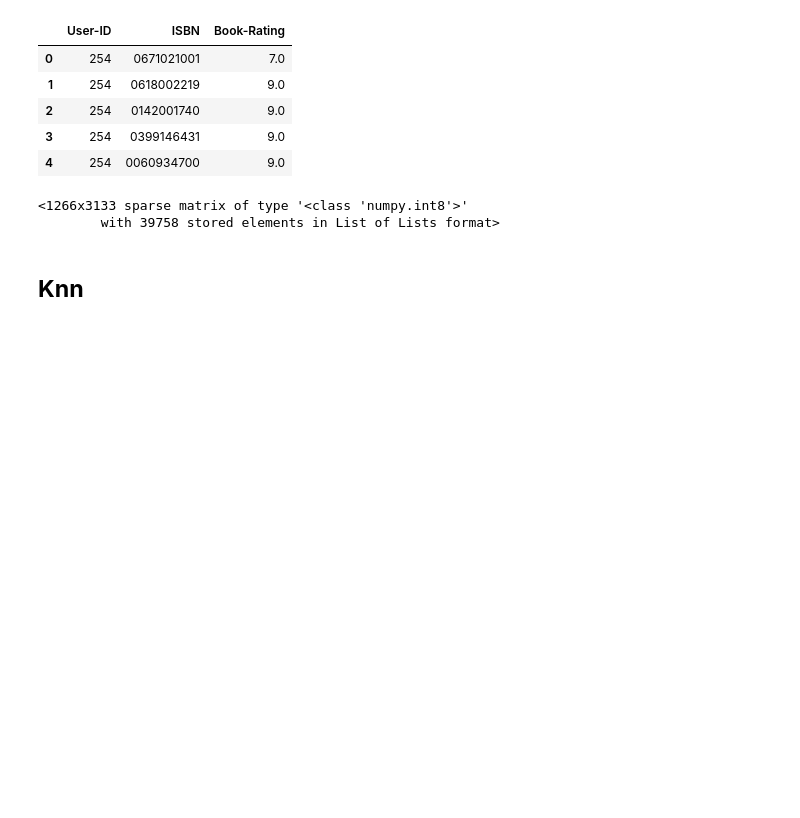
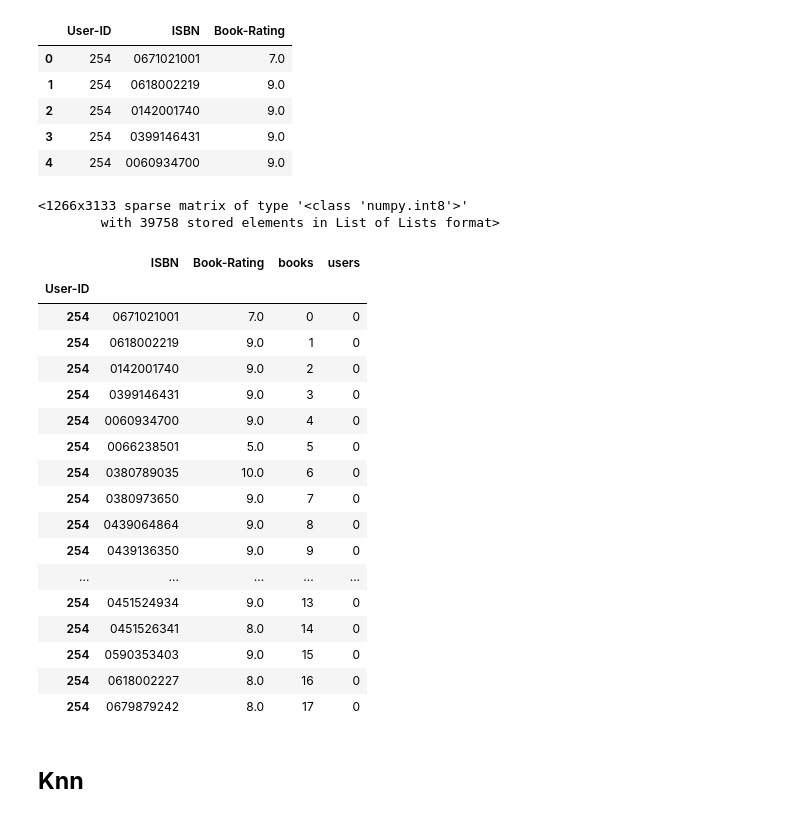
Before and after one commit to Yash1289/Book_Recommendations, a Jupyter notebook: Book_Recommender_System.ipynb, the cells around one changed output. Drawn from its saved outputs; the diff is of its cells as text; code cells hidden in the pictures; blank space fills up the shorter version.

```diff
--- a/Book_Recommender_System.ipynb
+++ b/Book_Recommender_System.ipynb
@@ -280,3 +302,24 @@ occurences
+# %%
+testSet_indexed_df.loc[254]
+# %% [output]
+|  | ISBN | Book-Rating | books | users |
+| User-ID |  |  |  |  |
+| 254 | 0671021001 | 7.0 | 0 | 0 |
+| 254 | 0618002219 | 9.0 | 1 | 0 |
+| 254 | 0142001740 | 9.0 | 2 | 0 |
+| 254 | 0399146431 | 9.0 | 3 | 0 |
+| 254 | 0060934700 | 9.0 | 4 | 0 |
+| 254 | 0066238501 | 5.0 | 5 | 0 |
+| 254 | 0380789035 | 10.0 | 6 | 0 |
+| 254 | 0380973650 | 9.0 | 7 | 0 |
+| 254 | 0439064864 | 9.0 | 8 | 0 |
+| 254 | 0439136350 | 9.0 | 9 | 0 |
+| ... | ... | ... | ... | ... |
+| 254 | 0451524934 | 9.0 | 13 | 0 |
+| 254 | 0451526341 | 8.0 | 14 | 0 |
+| 254 | 0590353403 | 9.0 | 15 | 0 |
+| 254 | 0618002227 | 8.0 | 16 | 0 |
+| 254 | 0679879242 | 8.0 | 17 | 0 |
 # %% [markdown]
 ## **Knn**
 # %%
```
Also changed, not shown: parts of 59 cells of this notebook.
